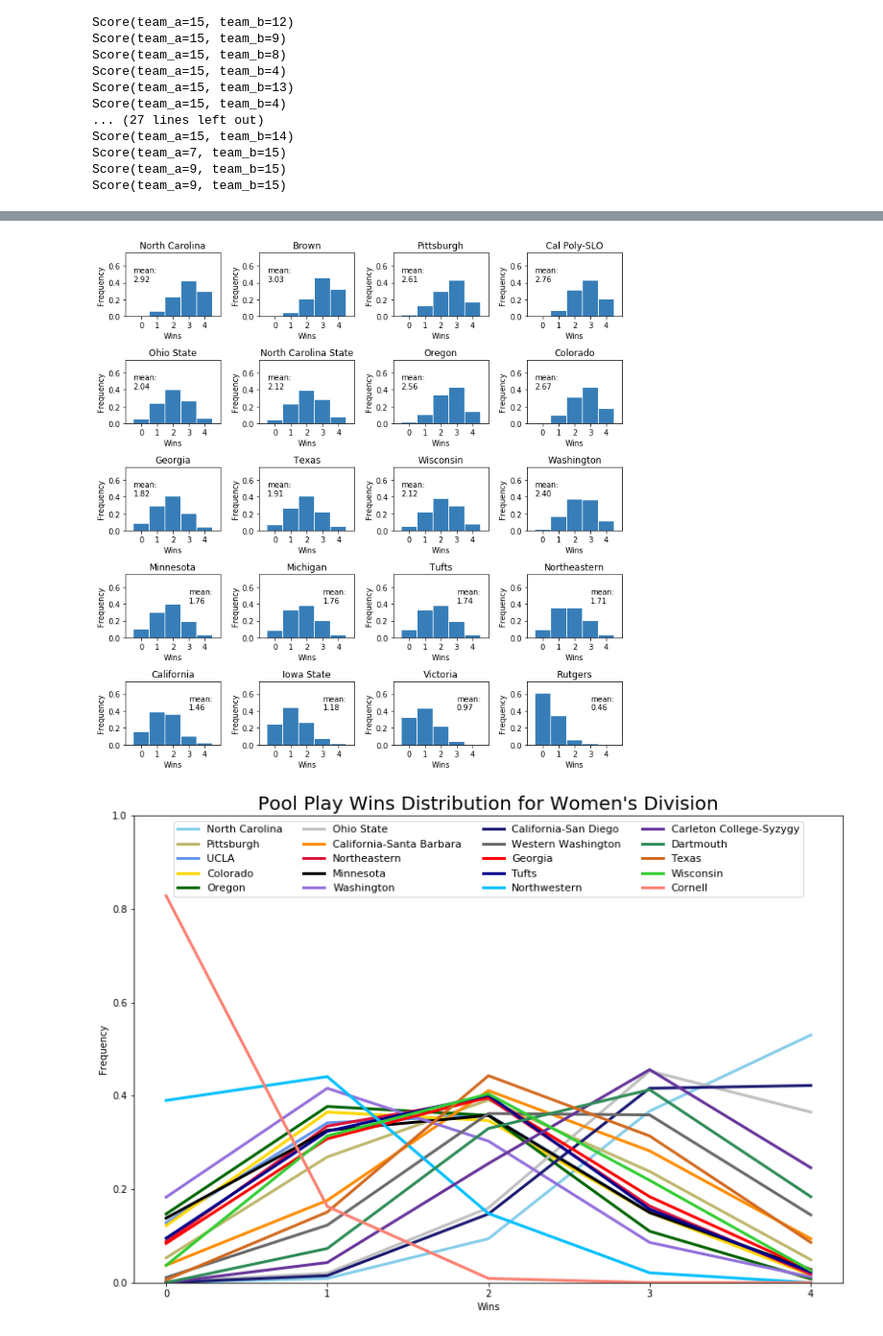
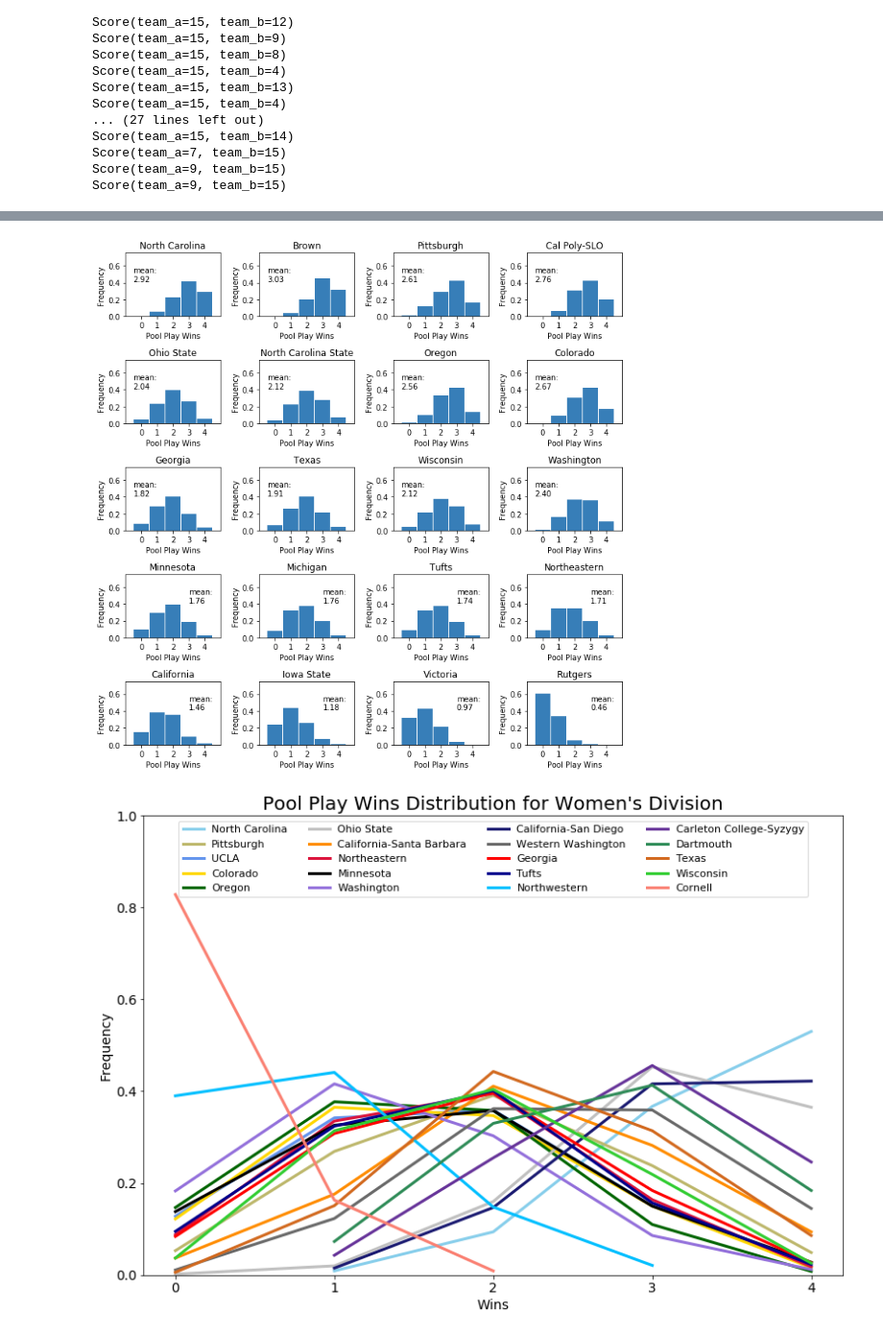
Before and after one commit to dwal3000/college-nationals, a Jupyter notebook: Simulate_Nationals_Outcomes.ipynb, the cells around one changed output, grey strips where cells are left out. Shown at 96% size. Saved outputs shown, nothing was run; the diff lists cells and outputs as text; code cells hidden in the pictures.

```diff
--- a/Simulate_Nationals_Outcomes.ipynb
+++ b/Simulate_Nationals_Outcomes.ipynb
@@ -904,10 +996 @@ def simulate_tournament(pools, ratings, tourney_format='20-team nationals'):
     return tournament_results
-# %%
-def simulate_multiple_tournaments(pools, ratings, num_tournaments=1, tourney_format='20-team nationals'):
-    for i in range(num_tournaments):
-        if i==0:
-            multiple_tournament_results = simulate_tournament(pools, ratings, tourney_format)
-        else:
-            multiple_tournament_results = multiple_tournament_results.append(simulate_tournament(pools, ratings, tourney_format))
-
-    return multiple_tournament_results
@@ -1010,14 +1142,20 @@ def count_outcomes_from_tournaments(tournament_results, teams):
     # Use value_counts to count each outcome
     win_counts = {}
     loss_counts = {}
+    poolplaywin_counts = {}
+    poolplayloss_counts = {}
     rank_counts = {}
+    poolplaypoint_counts = {}
     point_counts = {}
 
     for team in teams:
         win_counts[team]   = tournament_results[tournament_results['Team']==team]['Wins'].value_counts()
         loss_counts[team]  = tournament_results[tournament_results['Team']==team]['Losses'].value_counts()
+        poolplaywin_counts[team]   = tournament_results[tournament_results['Team']==team]['PoolPlayWins'].value_counts()
+        poolplayloss_counts[team]  = tournament_results[tournament_results['Team']==team]['PoolPlayLosses'].value_counts()
         rank_counts[team]  = tournament_results[tournament_results['Team']==team]['Rank'].value_counts()
         point_counts[team] = tournament_results[tournament_results['Team']==team]['Points'].value_counts()
+        poolplaypoint_counts[team] = tournament_results[tournament_results['Team']==team]['PoolPlayPoints'].value_counts()
 
         # For wins and losses, add dummmy values of 0 to fill out distribution
         for i in np.arange(0.0, teams_per_pool, 1.0):
@@ -1028,8 +1166,11 @@ def count_outcomes_from_tournaments(tournament_results, teams):
     outcome_counts = {}
     outcome_counts['Wins'] = win_counts
     outcome_counts['Losses'] = loss_counts
+    outcome_counts['PoolPlayWins'] = poolplaywin_counts
+    outcome_counts['PoolPlayLosses'] = poolplayloss_counts
     outcome_counts['Rank'] = rank_counts
     outcome_counts['Points'] = point_counts
+    outcome_counts['PoolPlayPoints'] = poolplaypoint_counts
 
     return outcome_counts
 # %%
@@ -1062,6 +1205,6 @@ def bar_plot_points_dist(teams, outcome_counts, mean_results_grouped_by_team):
     plt.show()
 # %%
 # Plot women's points distributions
-plt.rcParams.update({'font.size': 10})
-bar_plot_points_dist(womens_teams, womens_outcome_counts, womens_mean_results_grouped_by_team)
+bar_plot_points_dist(womens_teams, womens_outcome_counts, womens_mean_results_grouped_by_team, \
+                     full_ymax_teams=['Cornell'])
 # %% [output]
@@ -1106,17 +1249,17 @@ bar_plot_wins_dist(womens_teams, womens_outcome_counts, womens_mean_results_grou
 # %%
 # Plot men's wins distributions
-bar_plot_wins_dist(mens_teams, mens_outcome_counts, mens_mean_results_grouped_by_team, ymax=0.75)
+bar_plot_poolplaywins_dist(mens_teams, mens_outcome_counts, mens_mean_results_grouped_by_team, ymax=0.75)
 # %% [output]
-[figure, old version]
+[figure, new version]
 # %%
-def line_plot_wins_dist(teams, outcome_counts, team_ratings, team_colors, legend_font_size=10, division=''):
+def line_plot_poolplaywins_dist(teams, outcome_counts, team_ratings, team_colors, legend_font_size=10, division=''):
     """
     Plot frequencies of each Wins outcome for each team.
     """
     plt.figure(figsize=(11.5,8))
     for i, team in enumerate(teams):
-        wins_here = outcome_counts['Wins'][team].sort_index().index.values
-        freq_here = outcome_counts['Wins'][team].sort_index().loc[list(wins_here)]/sum(outcome_counts['Wins'][team].values)
+        wins_here = outcome_counts['PoolPlayWins'][team].sort_index().index.values
+        freq_here = outcome_counts['PoolPlayWins'][team].sort_index().loc[list(wins_here)]/sum(outcome_counts['PoolPlayWins'][team].values)
         label_here = team#'%s (%i)' %(team, team_ratings.loc[team]['Power Rating'])
         plt.plot(wins_here, freq_here[wins_here], label=label_here, color=team_colors[team], linewidth=3)
     plt.xlim([-0.2, 4.2])
@@ -1131,9 +1274,9 @@ def line_plot_wins_dist(teams, outcome_counts, team_ratings, team_colors, legend
     plt.show()
 # %%
 # Plot womens wins distributions
-line_plot_wins_dist(womens_teams, womens_outcome_counts, womens_team_ratings, womens_team_colors,\
+line_plot_poolplaywins_dist(womens_teams, womens_outcome_counts, womens_team_ratings, womens_team_colors,\
                     legend_font_size=11, division='Women\'s')
 # %% [output]
-[figure, old version]
+[figure, new version]
 # %%
 # Plot mens wins distributions
```
Also changed, not shown: parts of 31 cells of this notebook, 1 other file.
